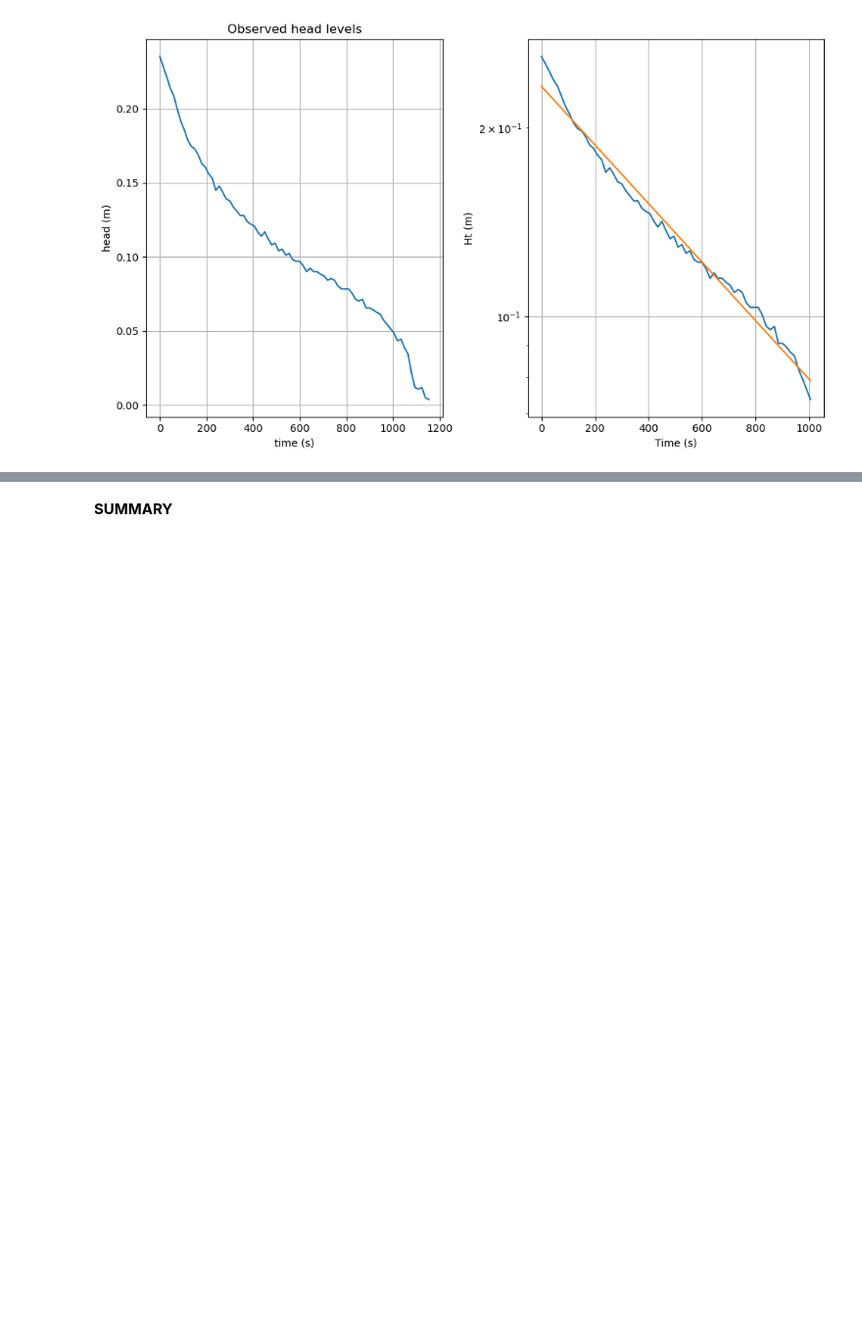
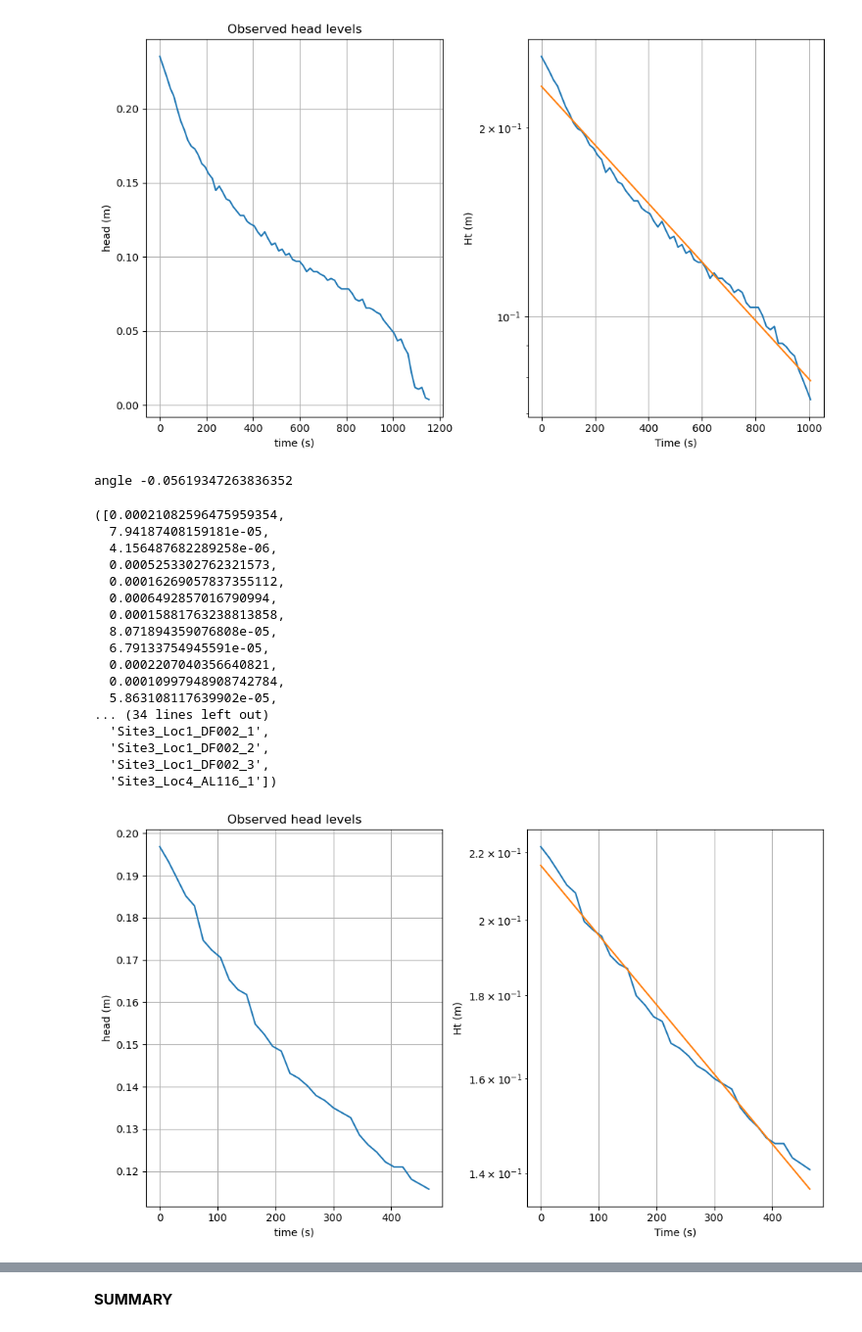
Before and after one commit to camicocozza/MDP_CODE, a Jupyter notebook: SLUG_TESTS/slug_tests.ipynb, the cells around one changed output, grey strips where cells are left out. Shown at 98% size. Saved outputs shown, nothing was run; the diff lists cells and outputs as text; code cells hidden in the pictures; blank space fills up the shorter version.

Commit message:
update Slug
Added slug tests, only site 4 uncleared is missinng

```diff
--- a/SLUG_TESTS/slug_tests.ipynb
+++ b/SLUG_TESTS/slug_tests.ipynb
@@ -925,3 +925,39 @@ angle -0.06175481365993642
   'Site3_Loc1_DF002_2',
   'Site3_Loc1_DF002_3'])
 [figure]
+# %%
+df = pd.read_csv('Site3_Loc4_AL116_1.csv', delimiter = "      ",  encoding='ISO-8859-1')
+column_names = ['Datum & tijd', 'Druk (cmH2O)', "Temperatuur"]
+df.columns = column_names
+# %%
+plt.figure(figsize = (10, 6))
+plt.subplot(121)
+Patmo = 950
+
+h, t = import_data(df[10:-10], Patmo)
+code = "Site3_Loc4_AL116_1"
+
+plt.subplot(122)
+
+r = 10/2/100 #radius of bore hole (m)
+inv_aug(r, h, t, code)
+# %% [output]
+angle -0.05619347263836352
+([0.00021082596475959354,
+  7.94187408159181e-05,
+  4.156487682289258e-06,
+  0.0005253302762321573,
+  0.00016269057837355112,
+  0.0006492857016790994,
+  0.00015881763238813858,
+  8.071894359076808e-05,
+  6.79133754945591e-05,
+  0.0002207040356640821,
+  0.00010997948908742784,
+  5.863108117639902e-05,
+... (34 lines left out)
+  'Site3_Loc1_DF002_1',
+  'Site3_Loc1_DF002_2',
+  'Site3_Loc1_DF002_3',
+  'Site3_Loc4_AL116_1'])
+[figure, added]
```
Also changed, not shown: parts of 30 cells of this notebook, 11 other files.
